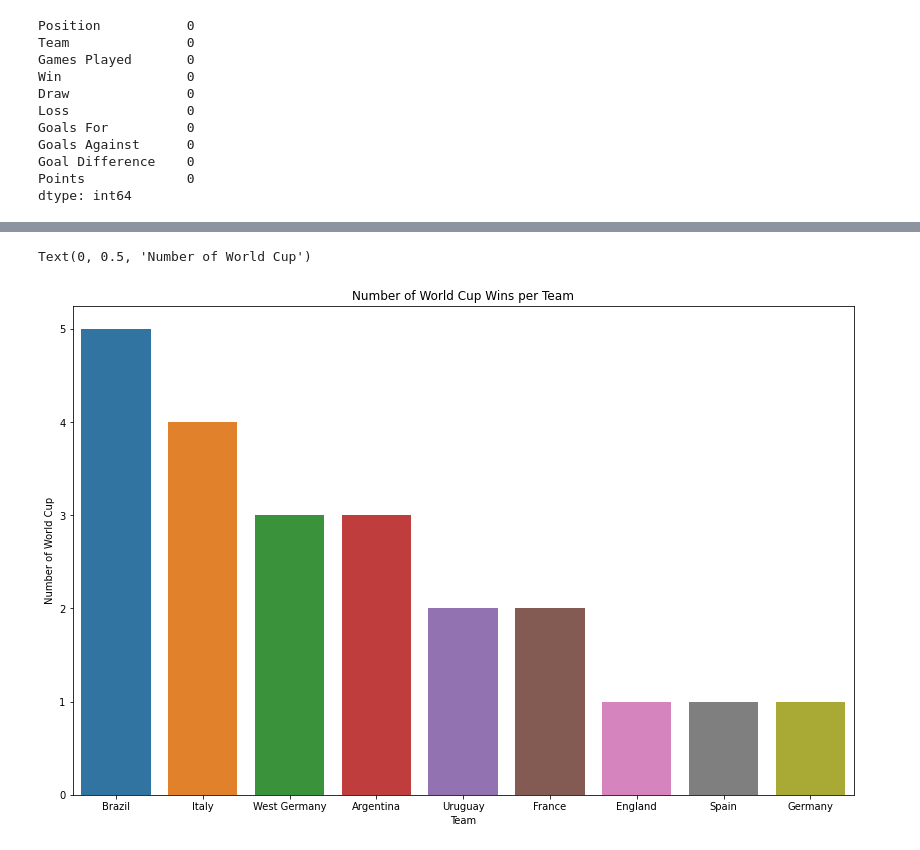
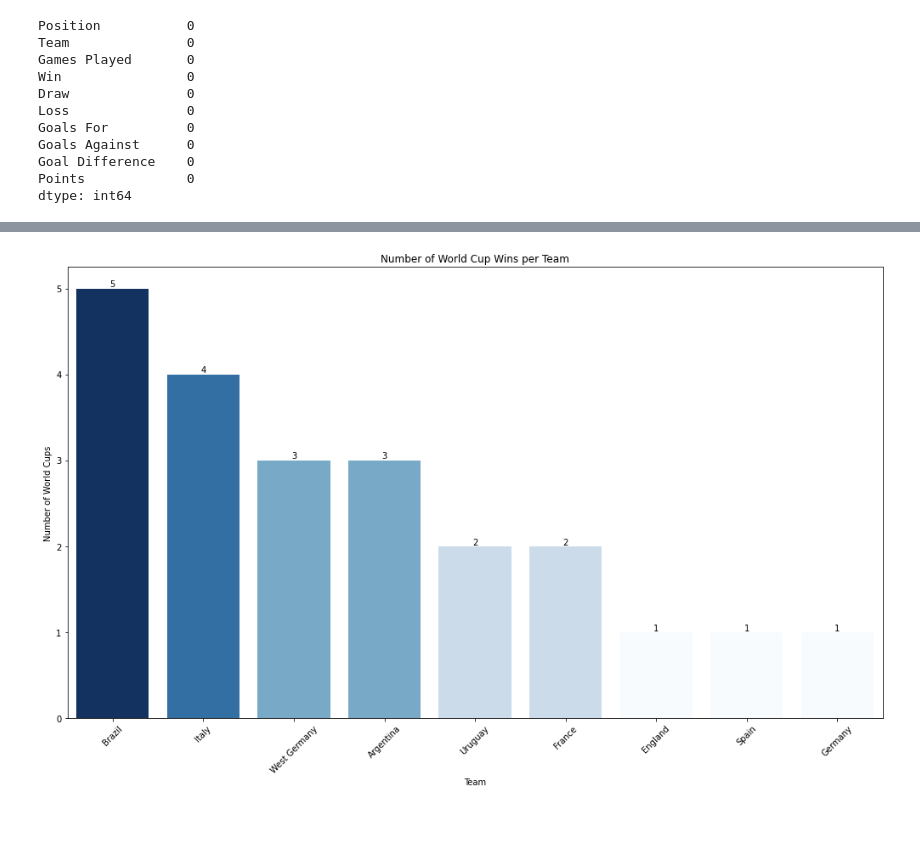
Before and after one commit to Cemozbay1/FIFA_WC_Data_Analysis, a Jupyter notebook: FIFA_Word_Cup_Predictive_Analysis.ipynb, the cells around one changed output, grey strips where cells are left out. Cells and saved outputs as stored; diff of their text form; code cells hidden in the pictures; blank space fills up the shorter version.

```diff
--- a/FIFA_Word_Cup_Predictive_Analysis.ipynb
+++ b/FIFA_Word_Cup_Predictive_Analysis.ipynb
@@ -138,9 +138,31 @@ plt.show()
-# %%
-plt.figure(figsize=(14,9))
-plt.title("Number of World Cup Wins per Team")
-sns.countplot(data=wc_summary, x="CHAMPION", order=wc_summary['CHAMPION'].value_counts().index)
-plt.xlabel("Team")
-plt.ylabel("Number of World Cup")
-# %% [output]
-Text(0, 0.5, 'Number of World Cup')
-[figure, removed]
+# %%
+# Count World Cup wins
+team_counts = wc_summary["CHAMPION"].value_counts()
+teams = team_counts.index
+counts = team_counts.values
+
+# Color mapping: darker = more wins
+colors, cmap, norm = map_colors(counts, cmap_name="Blues")
+
+# Plot
+plt.figure(figsize=(14, 9))
+ax = sns.barplot(x=teams, y=counts, palette=colors)
+
+plt.title("Number of World Cup Wins per Team")
+plt.xlabel("Team")
+plt.ylabel("Number of World Cups")
+plt.xticks(rotation=45)
+
+# Add labels
+for bar, count in zip(ax.patches, counts):
+    ax.text(
+        bar.get_x() + bar.get_width() / 2,
+        bar.get_height(),
+        f"{int(count)}",
+        ha="center", va="bottom"
+    )
+
+plt.tight_layout()
+plt.show()
+# %% [output]
+[figure, added]
```
Also changed, not shown: parts of 9 cells of this notebook.
